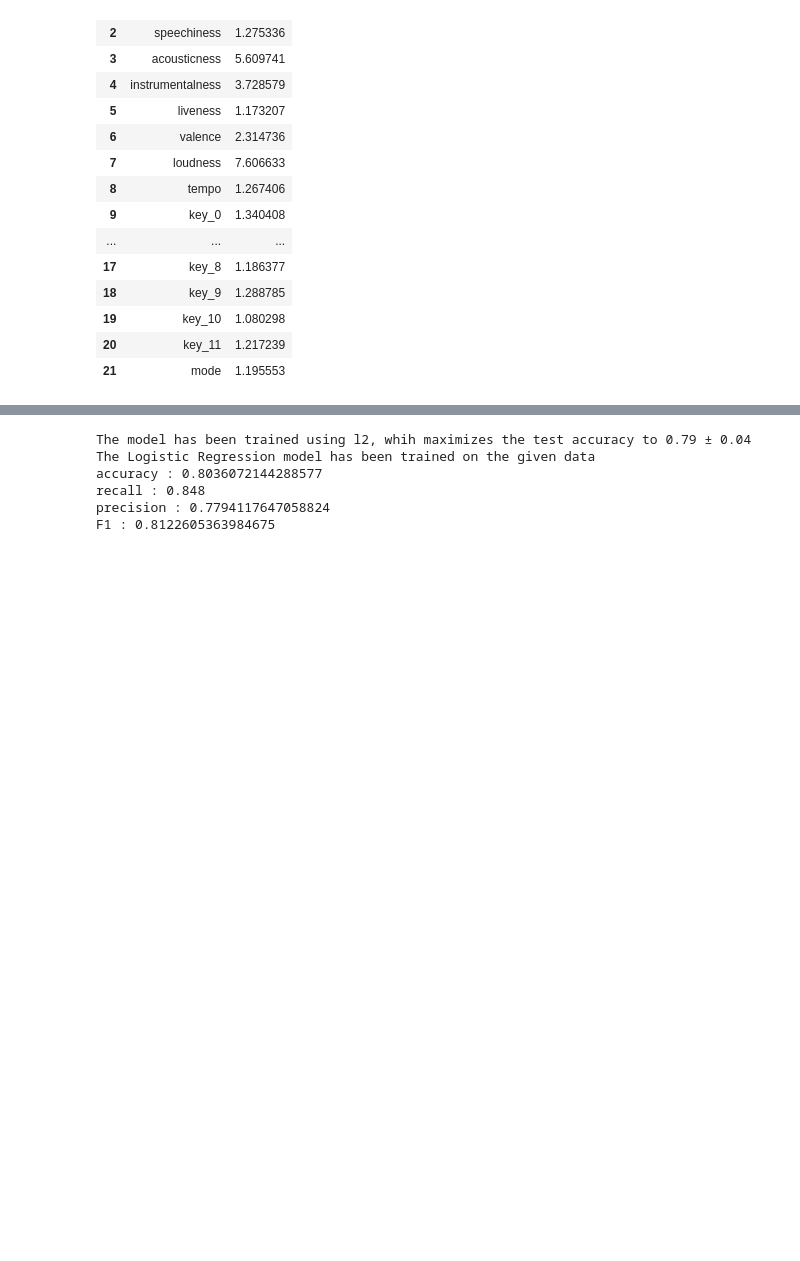
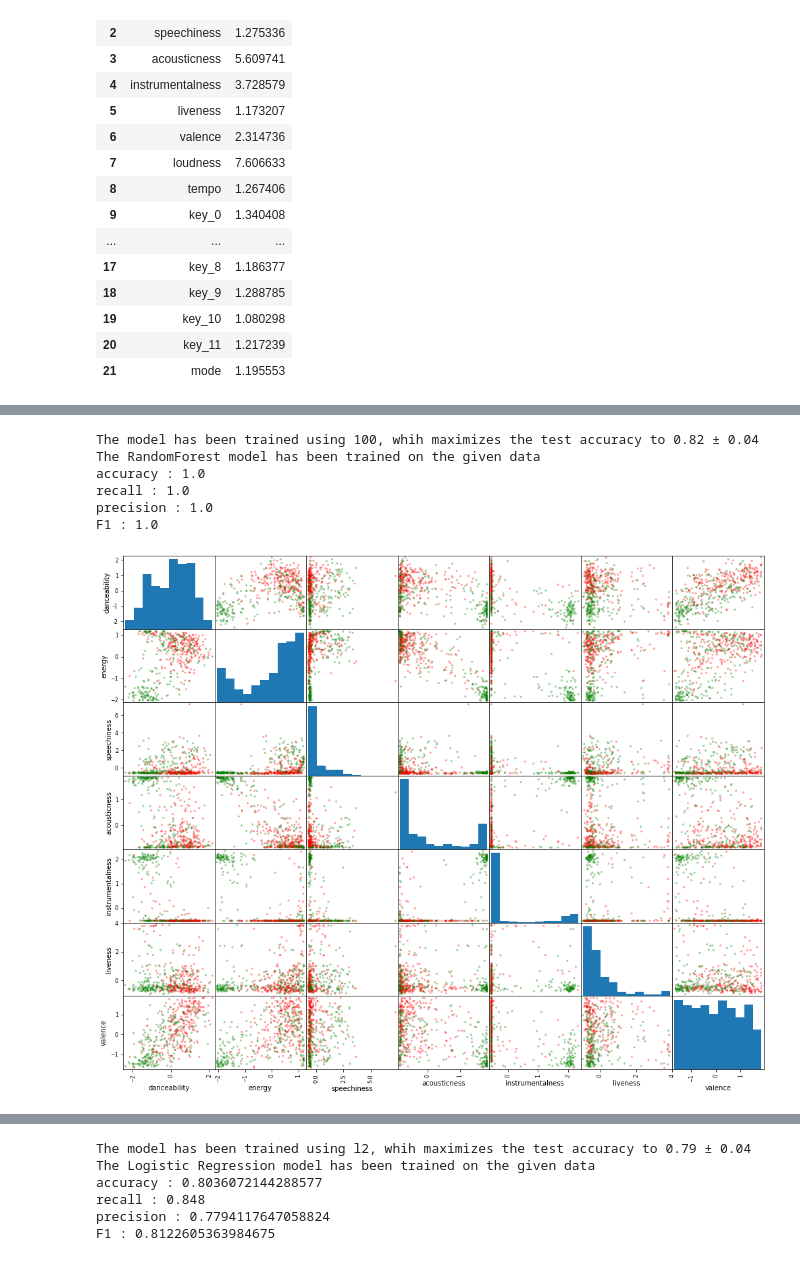
Before and after one commit to sergi-andreu/MMSL, a Jupyter notebook: Project.ipynb, the cells around one changed output, grey strips where cells are left out. Drawn from its saved outputs; the diff is of its cells as text; code cells hidden in the pictures; blank space fills up the shorter version.

```diff
--- a/Project.ipynb
+++ b/Project.ipynb
@@ -56,0 +65,10 @@ data.vif
+# %%
+randomforest.fit_all_data_with_best_parameters()
+# %% [output]
+The model has been trained using 100, whih maximizes the test accuracy to 0.82 ± 0.04
+The RandomForest model has been trained on the given data
+accuracy : 1.0
+recall : 1.0
+precision : 1.0
+F1 : 1.0
+[figure, added]
```
Also changed, not shown: parts of 4 cells of this notebook, 1 other file.
